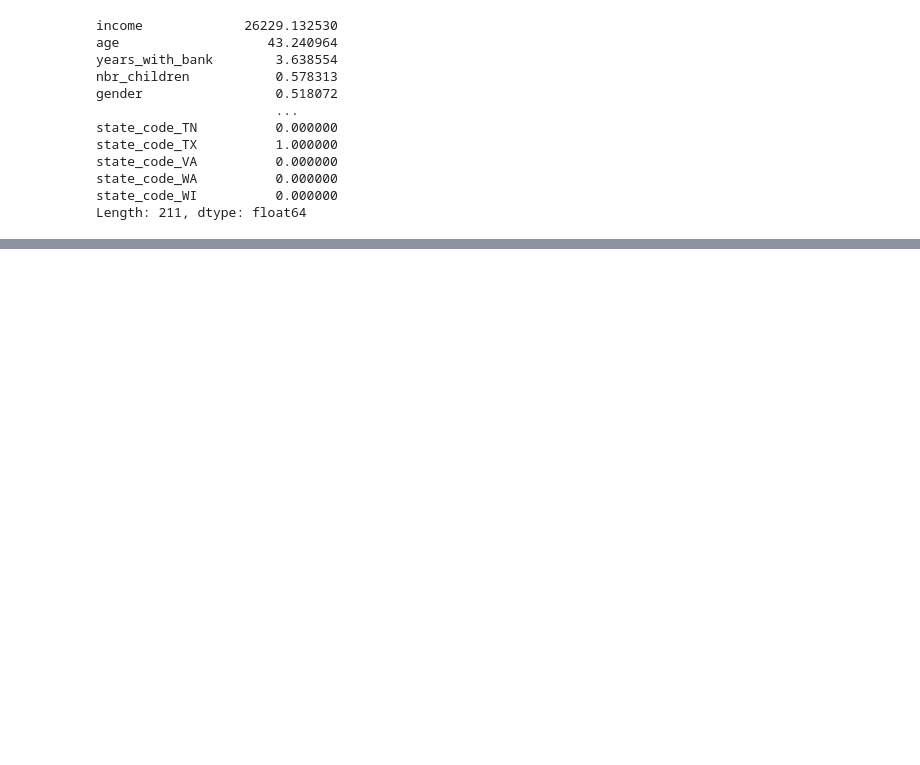
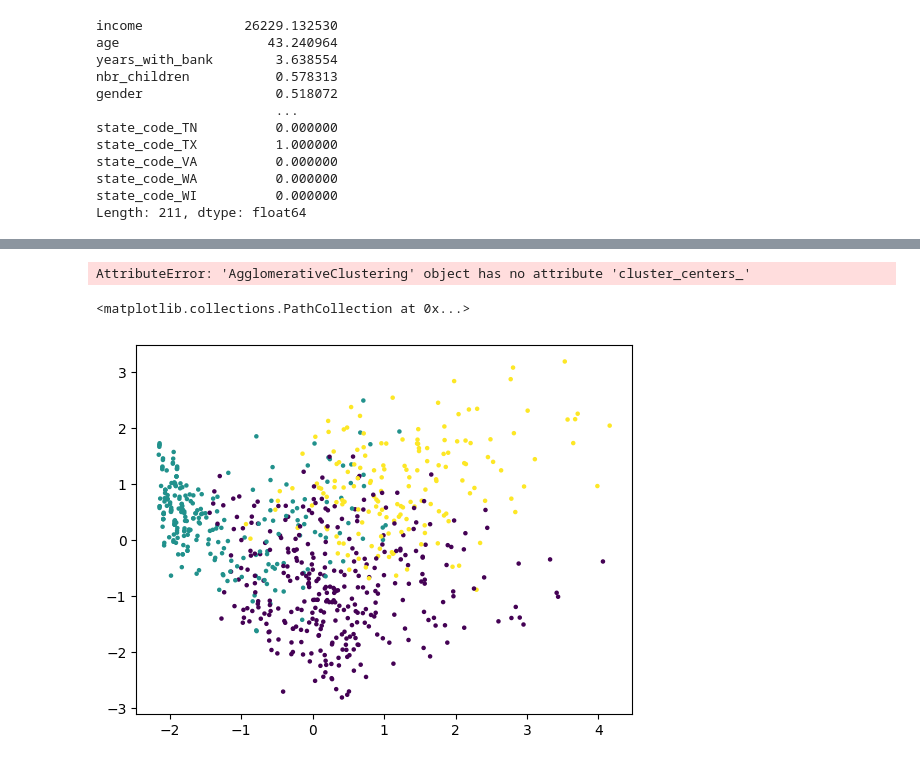
Before and after one commit to btmarsh6/mini-project-III, a Jupyter notebook: Ben_notebook.ipynb, the cells around one changed output, grey strips where cells are left out. Saved outputs shown, nothing was run; the diff lists cells and outputs as text; code cells hidden in the pictures; blank space fills up the shorter version.

```diff
--- a/Ben_notebook.ipynb
+++ b/Ben_notebook.ipynb
@@ -1087,0 +1147,9 @@ plot_dendrogram(scaled_df)
+# %%
+ac = AgglomerativeClustering(affinity='euclidean',
+                             linkage='ward',
+                             n_clusters = 3)
+y_hc = ac.fit_predict(scaled_df)
+# %%
+df_with_clusters = cust_df.copy()
+df_with_clusters['label'] = y_hc
+df_with_clusters.head()
@@ -1087,0 +1171,5 @@ plot_dendrogram(scaled_df)
+# %%
+df_pca = pca.fit_transform(scaled_df)
+df_pca_with_clusters = df_pca.copy()
+df_pca_with_clusters['label'] = df_with_clusters['label']
+df_pca_with_clusters.head()
@@ -1087,0 +1183,10 @@ plot_dendrogram(scaled_df)
+# %%
+pca_centroids = pca.transform(model.cluster_centers_)
+pca_centroids
+# %% [output]
+AttributeError: 'AgglomerativeClustering' object has no attribute 'cluster_centers_'
+# %%
+plt.scatter(df_pca_with_clusters['pca0'], df_pca_with_clusters['pca1'], c=df_pca_with_clusters['label'], s=5,)
+# %% [output]
+<matplotlib.collections.PathCollection at 0x...>
+[figure, added]
```
Also changed, not shown: parts of 53 cells of this notebook.
